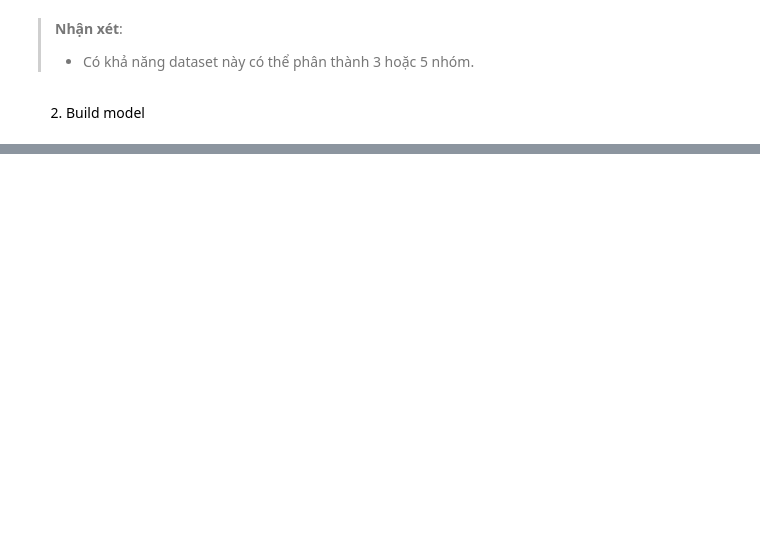
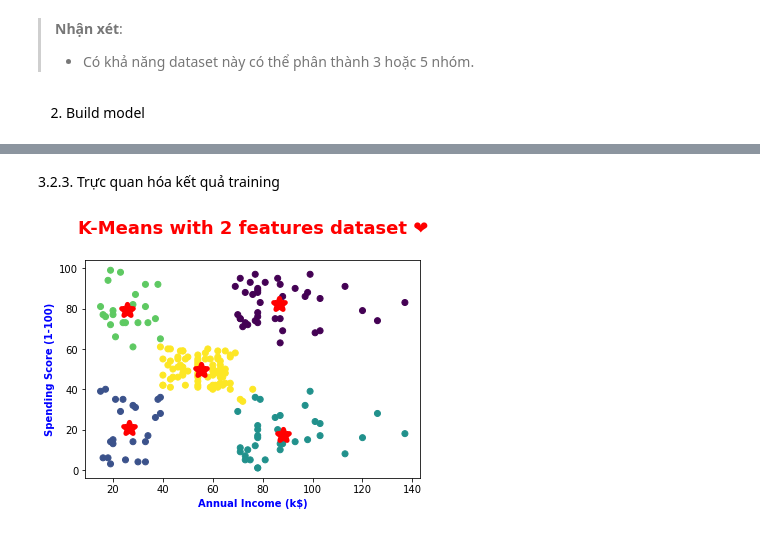
Before and after one commit to cuongpiger/CSC_Machine_Learning_with_Python, a Jupyter notebook: Chapter 11. Unsupervised Learning - K-Means/demo.ipynb, the cells around one changed output, grey strips where cells are left out. Saved outputs shown, nothing was run; the diff lists cells and outputs as text; code cells hidden in the pictures; blank space fills up the shorter version.

```diff
--- a/Chapter 11. Unsupervised Learning - K-Means/demo.ipynb
+++ b/Chapter 11. Unsupervised Learning - K-Means/demo.ipynb
@@ -81,0 +157,6 @@ res
+# %% [markdown]
+3.2.3. Trực quan hóa kết quả training
+# %%
+model_k5.visualModelTraining()
+# %% [output]
+[figure, added]
```
Also changed, not shown: parts of 20 cells of this notebook, 9 other files.
